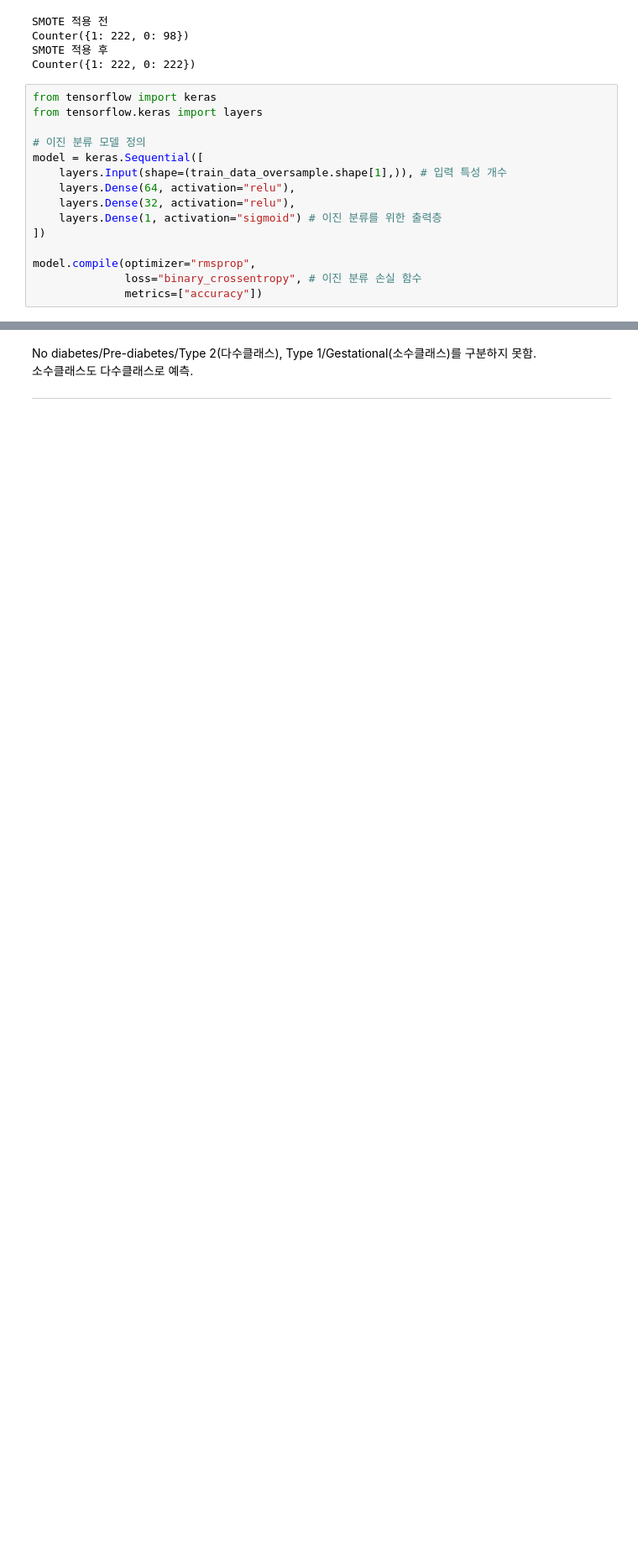
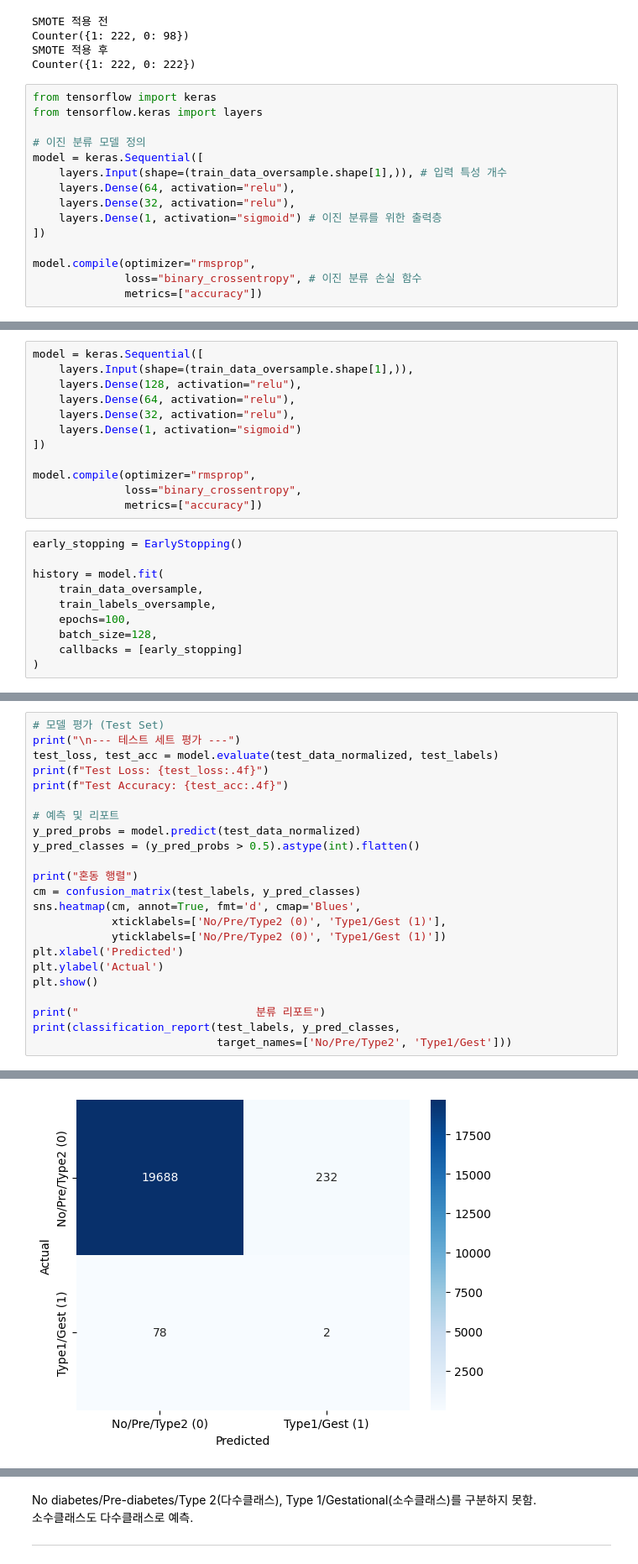
Before and after one commit to kkangmen/Diabetes-Classification-Project, a Jupyter notebook: diabetes.ipynb, the cells around one changed output, grey strips where cells are left out. Shown at 84% size. Cells and saved outputs as stored; diff of their text form; blank space fills up the shorter version.

```diff
--- a/diabetes.ipynb
+++ b/diabetes.ipynb
@@ -1585,0 +1551,22 @@ weighted avg       0.99      0.98      0.99     20000
+# %%
+model = keras.Sequential([
+    layers.Input(shape=(train_data_oversample.shape[1],)),
+    layers.Dense(128, activation="relu"),
+    layers.Dense(64, activation="relu"),
+    layers.Dense(32, activation="relu"),
+    layers.Dense(1, activation="sigmoid")
+])
+
+model.compile(optimizer="rmsprop",
+              loss="binary_crossentropy",
+              metrics=["accuracy"])
+# %%
+early_stopping = EarlyStopping()
+
+history = model.fit(
+    train_data_oversample,
+    train_labels_oversample,
+    epochs=100,
+    batch_size=128,
+    callbacks = [early_stopping]
+)
@@ -1585,0 +1595,24 @@ weighted avg       0.99      0.98      0.99     20000
+# %%
+# 모델 평가 (Test Set)
+print("\n--- 테스트 세트 평가 ---")
+test_loss, test_acc = model.evaluate(test_data_normalized, test_labels)
+print(f"Test Loss: {test_loss:.4f}")
+print(f"Test Accuracy: {test_acc:.4f}")
+
+# 예측 및 리포트
+y_pred_probs = model.predict(test_data_normalized)
+y_pred_classes = (y_pred_probs > 0.5).astype(int).flatten()
+
+print("혼동 행렬")
+cm = confusion_matrix(test_labels, y_pred_classes)
+sns.heatmap(cm, annot=True, fmt='d', cmap='Blues',
+            xticklabels=['No/Pre/Type2 (0)', 'Type1/Gest (1)'],
+            yticklabels=['No/Pre/Type2 (0)', 'Type1/Gest (1)'])
+plt.xlabel('Predicted')
+plt.ylabel('Actual')
+plt.show()
+
+print("                           분류 리포트")
+print(classification_report(test_labels, y_pred_classes,
+                            target_names=['No/Pre/Type2', 'Type1/Gest']))
+# %% [output]
@@ -1585,0 +1625 @@ weighted avg       0.99      0.98      0.99     20000
+[figure, added]
```
Also changed, not shown: parts of 19 cells of this notebook.
